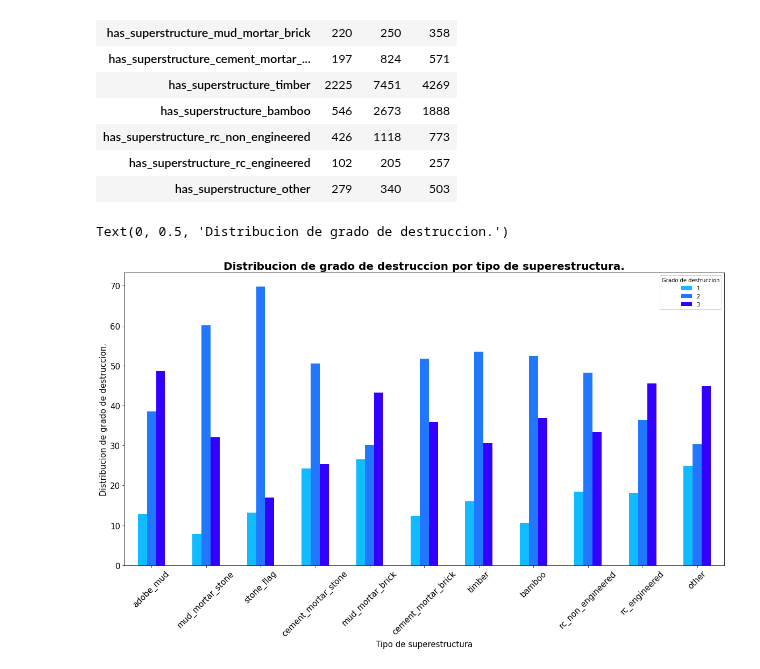
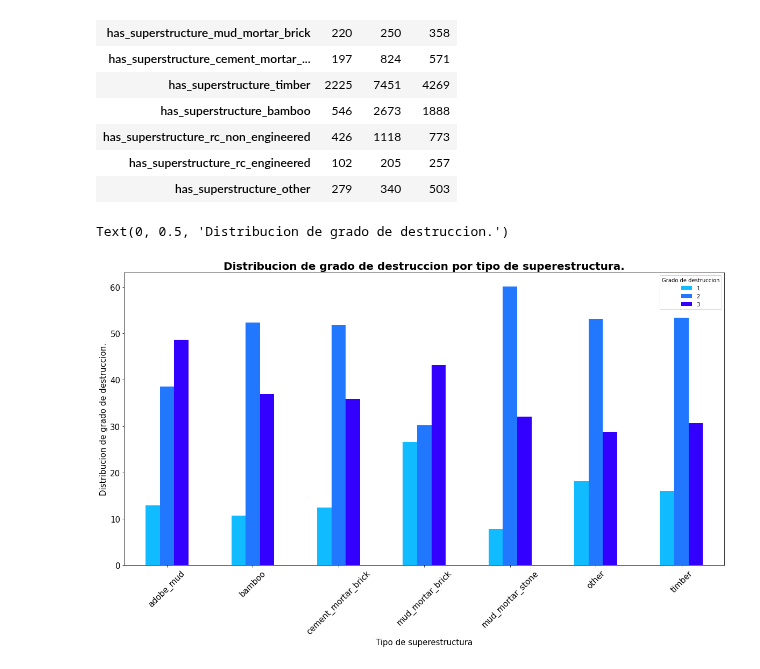
Before and after one commit to joaquinfontela/OrganizacionDeDatos-TP1, a Jupyter notebook: src/Superstructures.ipynb, the cells around one changed output. Saved outputs shown, nothing was run; the diff lists cells and outputs as text; code cells hidden in the pictures.

```diff
--- a/src/Superstructures.ipynb
+++ b/src/Superstructures.ipynb
@@ -79,25 +83,30 @@ supers_damage_df
 | has_superstructure_rc_engineered | 102 | 205 | 257 |
 | has_superstructure_other | 279 | 340 | 503 |
 # %%
+supers_damage_df.index = [
+    ('has_superstructure_other' if ind in ['has_superstructure_stone_flag', 'has_superstructure_cement_mortar_stone', 'has_superstructure_rc_engineered', 'has_superstructure_rc_non_engineered' ,'has_superstructure_other'] else ind) for ind in supers_damage_df.index]
+supers_damage_df = supers_damage_df.reset_index().iloc[:11].groupby('index').sum()
+
 supers_list = supers_damage_df.index.to_list()
 for s in supers_list:
     values = []
     for i in [1, 2, 3]:
         values.append(supers_damage_df.loc[s, i] / (supers_damage_df.loc[s, 1] + supers_damage_df.loc[s, 2] + supers_damage_df.loc[s, 3]) * 100)
     supers_damage_df.loc[s] = values
 supers_damage_df.index = [ind[19:] for ind in supers_damage_df.index]
+
 supers_damage_df.plot(kind="bar",\
      figsize= (20, 10),\
      title = "Distribucion de grado de destruccion por tipo de superestructura.",\
      xlabel = "Tipo de superestructura",\
      ylabel = "Porcentaje de grado de destruccion sobre destruccion total.",\
      color = ["#11bbff", "#2277ff", "#3300ff"],\
      rot=45,\
      fontsize=15)
 plt.title("Distribucion de grado de destruccion por tipo de superestructura.",\
           fontsize =20, fontweight = 'bold')
 plt.xlabel("Tipo de superestructura", fontsize=15)
 plt.ylabel("Distribucion de grado de destruccion.", fontsize=15)
 # %% [output]
 Text(0, 0.5, 'Distribucion de grado de destruccion.')
-[figure, old version]
+[figure, new version]
```
Also changed, not shown: parts of 1 cell of this notebook, 2 other files.
